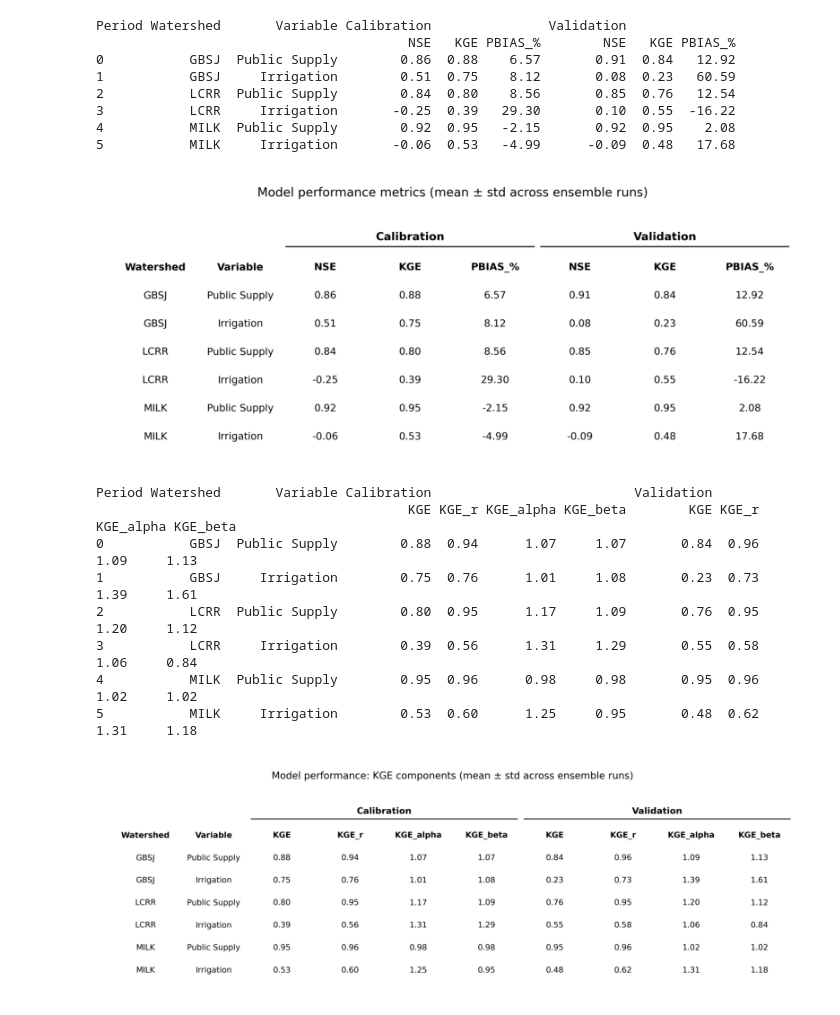
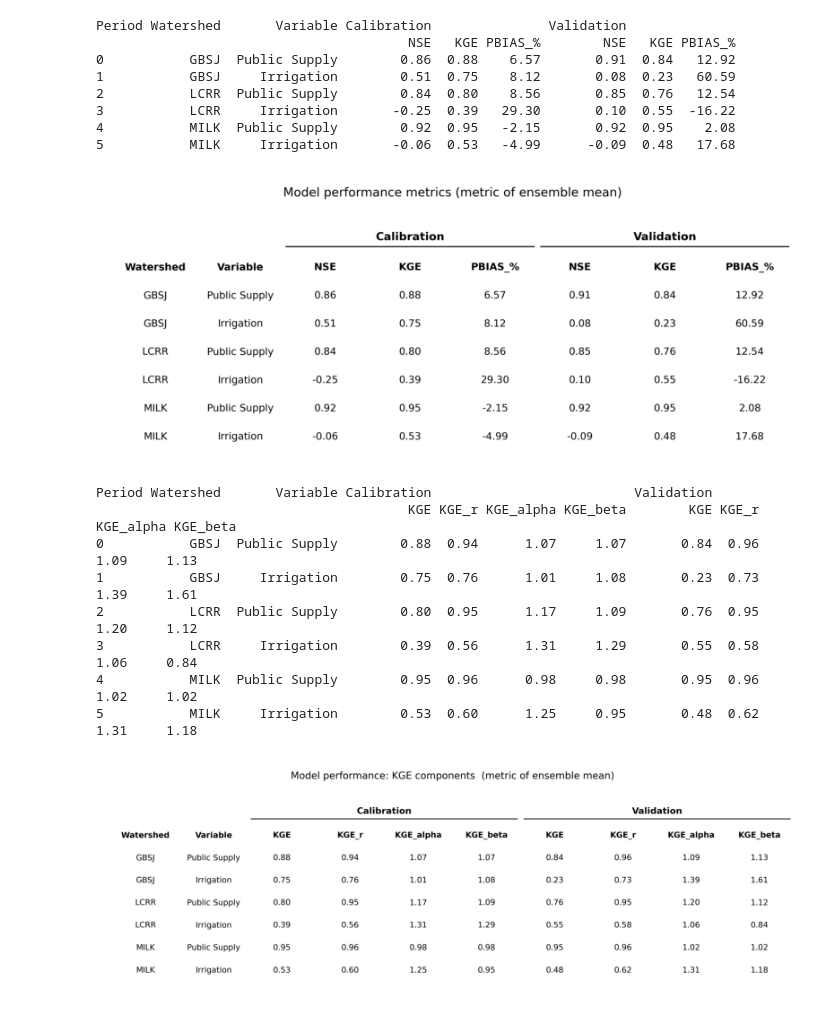
Before and after one commit to CIROH-UVM/social-water-use-abm-analysis, a Jupyter notebook: fig_model_metrics.ipynb, the cells around one changed output. Saved outputs shown, nothing was run; the diff lists cells and outputs as text; code cells hidden in the pictures.

Commit message:
update figure titles

```diff
--- a/fig_model_metrics.ipynb
+++ b/fig_model_metrics.ipynb
@@ -344,35 +344,35 @@ def render_table_image_grouped(table_df, out_path, title=None):
             fontsize=10, fontweight="bold", fontfamily="sans-serif",
             transform=ax.transAxes,
         )
         # underline the group
         ax.plot(
             [col_idx / n_cols + 0.005, (col_idx + span) / n_cols - 0.005],
             [0.88, 0.88],
             color="black", linewidth=1.0,
             transform=ax.transAxes,
         )
         start += span
 
     if title:
         ax.set_title(title, fontsize=11, fontfamily="sans-serif", pad=20)
 
     plt.tight_layout()
     plt.savefig(out_path, dpi=300, bbox_inches="tight")
     plt.close()
 
 render_table_image_grouped(
     table_df,
     out_path=f"{out_dir}/model_performance_table.png",
-    title="Model performance metrics (mean ± std across ensemble runs)"
+    title="Model performance metrics (metric of ensemble mean)"
 )
 
 img = mpimg.imread(f"{out_dir}/model_performance_table.png")
 fig, ax = plt.subplots(figsize=(10, 6))
 ax.imshow(img)
 ax.axis("off")
 plt.show()
 # %% [output]
-[figure, old version]
+[figure, new version]
 # %%
 ##### ---------- BUILD TABLE WITH KGE COMPONENTS ----------
 
@@ -385,7 +385,7 @@ print(table_df_kge)
 render_table_image_grouped(
     table_df_kge,
     out_path=f"{out_dir}/model_performance_table_kge.png",
-    title="Model performance: KGE components (mean ± std across ensemble runs)"
+    title="Model performance: KGE components  (metric of ensemble mean)"
 )
 
 img_kge = mpimg.imread(f"{out_dir}/model_performance_table_kge.png")
@@ -402,7 +402,7 @@ Period Watershed       Variable Calibration                          Validation
 3           LCRR     Irrigation        0.39  0.56      1.31     1.29       0.55  0.58      1.06     0.84
 4           MILK  Public Supply        0.95  0.96      0.98     0.98       0.95  0.96      1.02     1.02
 5           MILK     Irrigation        0.53  0.60      1.25     0.95       0.48  0.62      1.31     1.18
-[figure, old version]
+[figure, new version]
 # %%
 ##### ---------- BUILD TABLE WITH NSE COMPONENTS ----------
 
```
